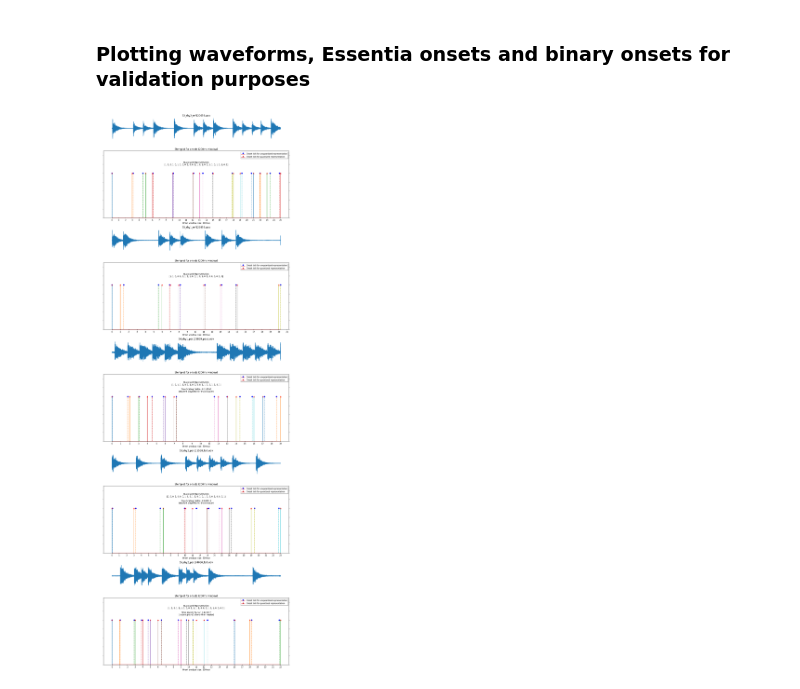
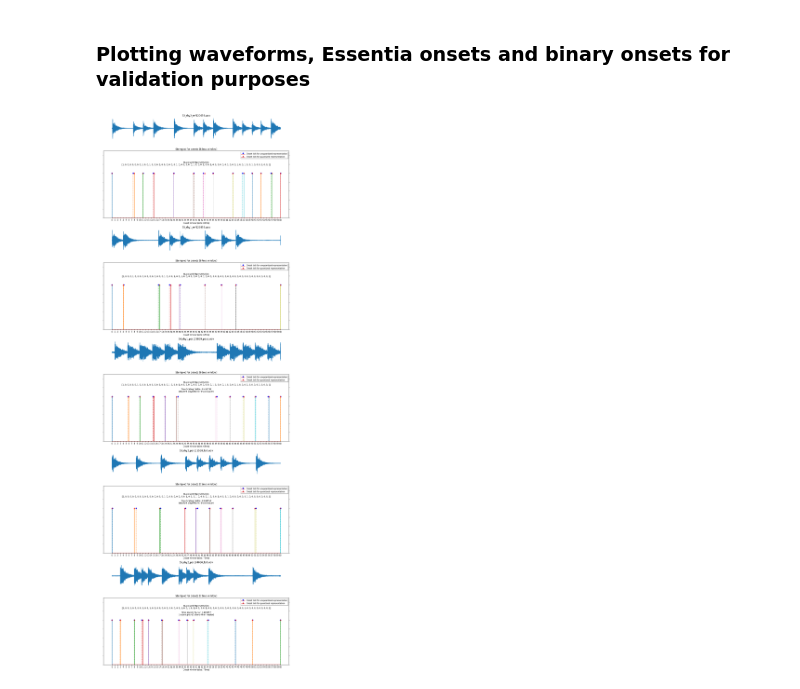
Before and after one commit to MTG/mast-rhythm-analysis, a Jupyter notebook: notebooks/PreProcessDataFromMASTDataset.ipynb, the cells around one changed output. Cells and saved outputs as stored; diff of their text form; code cells hidden in the pictures.

Commit message:
fixing bin size instead of window size

```diff
--- a/notebooks/PreProcessDataFromMASTDataset.ipynb
+++ b/notebooks/PreProcessDataFromMASTDataset.ipynb
@@ -193,7 +191,10 @@ for audio in audio_samples:
     # filtering waveform to range from first to last onsets
     # scaling_info[0] is the first onset. scaling_info[1] is the last one
     scaling_info = get_info(file_name, 'reference' if 'ref' in file_name else 'performance', 'MAST Onsets [{}s] [SCALING DATA]')
+    window_size_for_audio = scaling_info[3] if 'ref' in file_name else scaling_info[4]
+
     w = w[scaling_info[0] * SAMPLE_RATE : scaling_info[1] * SAMPLE_RATE]
+
     t=np.arange(len(w))
 
     axarr[idx].plot(t,w)
@@ -224,38 +225,38 @@ for audio in audio_samples:
     # Calculating unquantized stems/windows/boundaries
     # e.g an onset in moment 0.95s means  beat with boundaries [0,9s - 1s] which
     # translates to window/stem 10
-    unquantized_stems = [(unquantized_onset / ONSET_WINDOW_SIZE) for unquantized_onset in unquantized_onsets]
+    unquantized_stems = [(unquantized_onset / window_size_for_audio) for unquantized_onset in unquantized_onsets]
 
-    axarr[idx].set_title('Stemplot for onsets (%ims window)' % int(ONSET_WINDOW_SIZE*1000))
-    axarr[idx].set_xlabel("Onset window (size: %ims)" % int(ONSET_WINDOW_SIZE*1000))
+    axarr[idx].set_title('Stemplot for onsets (%ims window)' % int(window_size_for_audio*1000))
+    axarr[idx].set_xlabel("Onset window (size: %ims)" % int(window_size_for_audio*1000))
     axarr[idx].set_xticks(range(max(max(quantized_stems), round(max(unquantized_stems))) + 1))
     axarr[idx].set_ylim(0, 1.5)
     axarr[idx].set_yticklabels([])
 
     unquantized_info = 'Quantized Representation\n%s' % str([int(x) for x in quantized_onsets])
     if 'per' in file_name:
         unquantized_info += '\n\nTime Scaling Factor: %f' % float(scaling_info[3])
         performance_speed = 'slower' if float(scaling_info[3]) > 0 else 'faster'
         unquantized_info += '\n(student played %s than master)' % performance_speed
 
     axarr[idx].text(max(max(quantized_stems), max(unquantized_stems))/2, 1.22, unquantized_info, horizontalalignment='center', verticalalignment='center')
 
     # Plotting unquantized stems
     plot_one = axarr[idx].stem(unquantized_stems, len(unquantized_stems) * [1], linefmt='--', markerfmt='bo',label='Onset tick for unquantized representation')
 
     overlapped = axarr[idx].twinx()
-    overlapped.set_xticks(range(max(max(quantized_stems), math.ceil(max(unquantized_stems))) + 1))
+    overlapped.set_xticks(range(max(max(quantized_stems), round(max(unquantized_stems))) + 1))
     overlapped.set_ylim(0, 1.5)
     overlapped.set_yticklabels([])
 
     plot_two = overlapped.stem(quantized_stems, len(quantized_stems) * [1], linefmt='-',markerfmt='r^',label='Onset tick for quantized representation')
     # added these three lines
     plots = [plot_one, plot_two]
     labs = [plot.get_label() for plot in plots]
     axarr[idx].legend(plots, labs, loc=0, shadow=True)
 
     idx+=1
 
 f.tight_layout()
 # %% [output]
-[figure, old version]
+[figure, new version]
```
Also changed, not shown: parts of 2 cells of this notebook.
